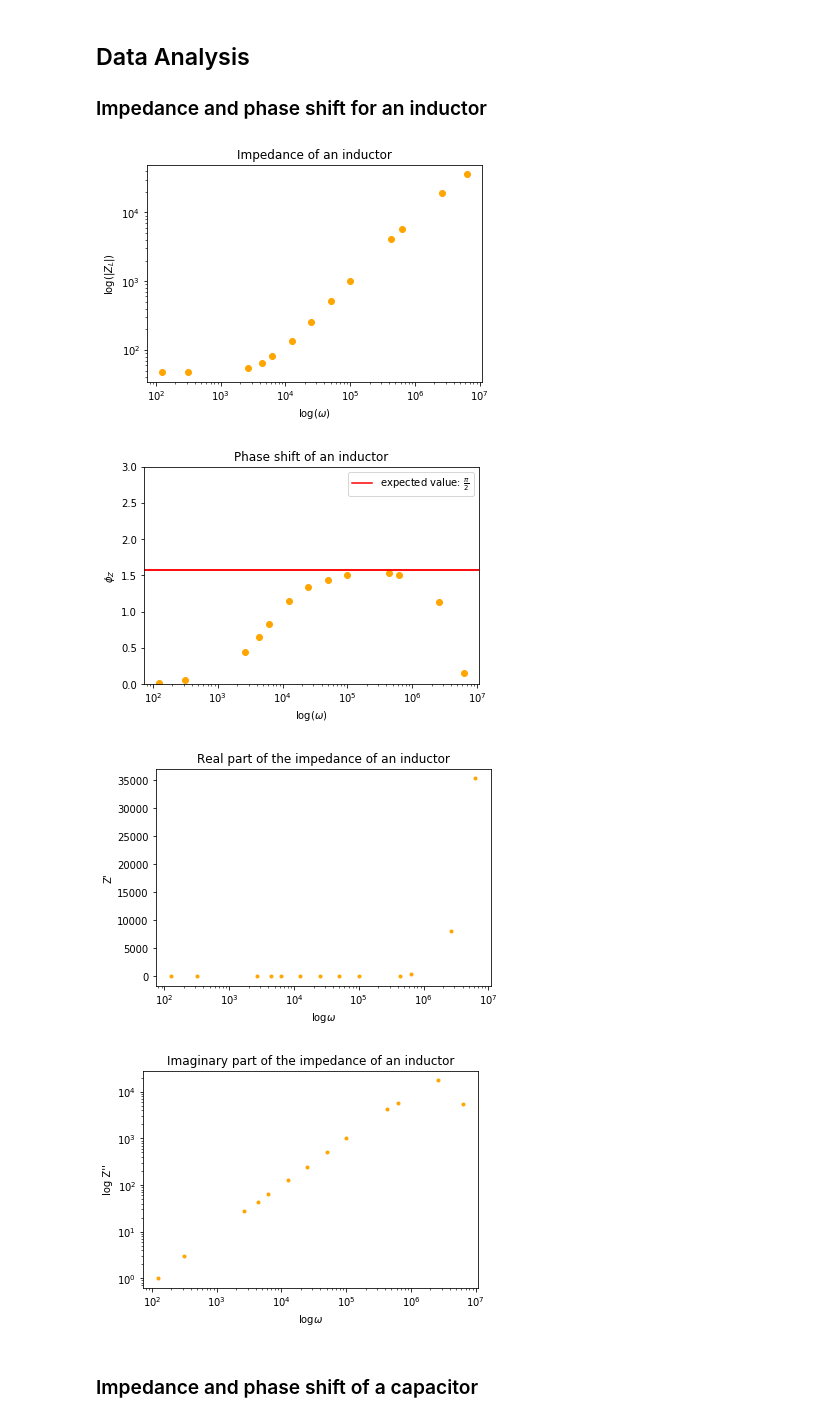
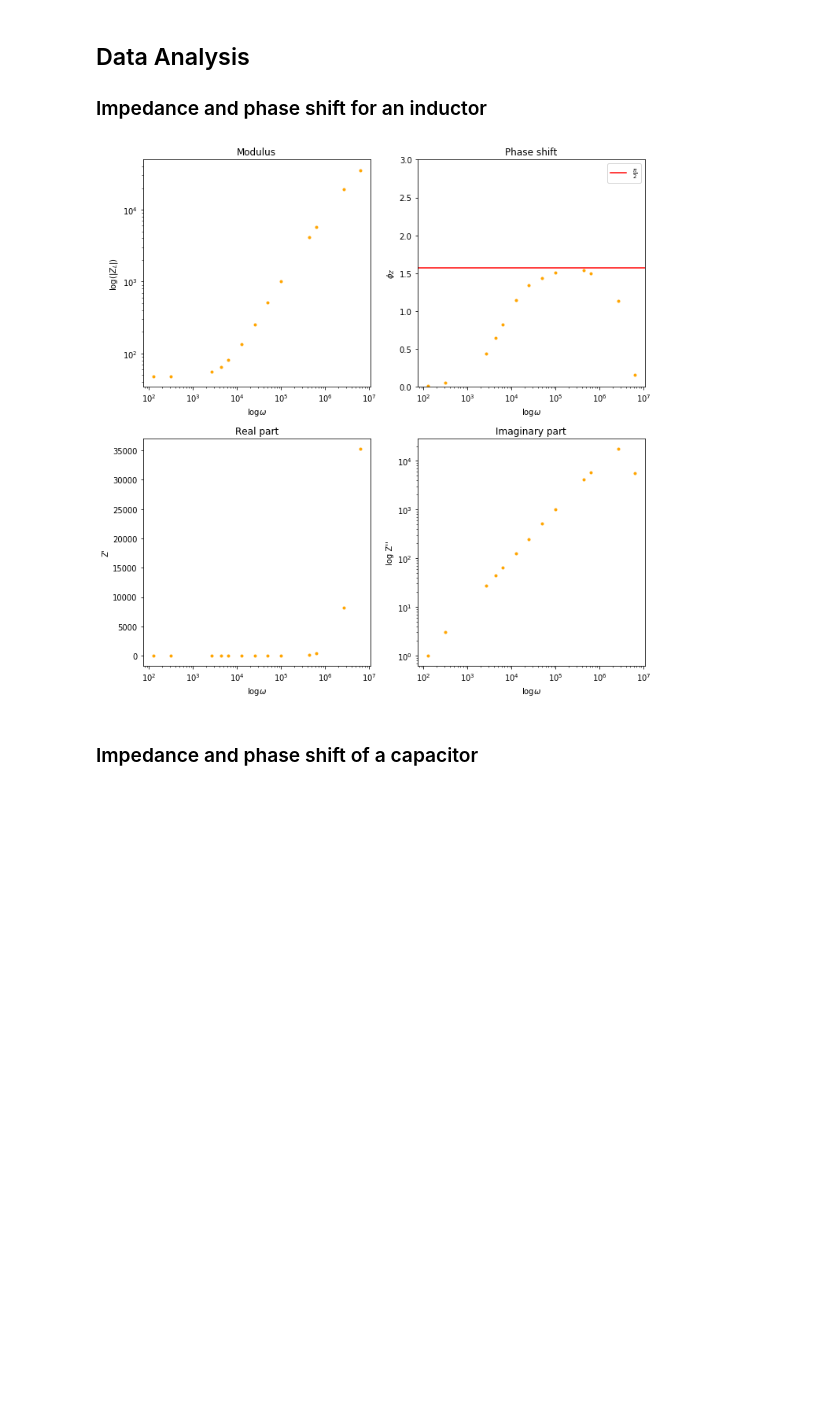
Before and after one commit to stine-fohrmann/Physical-Modelling, a Jupyter notebook: Experiment_2_Impedance.ipynb, the cells around one changed output. Saved outputs shown, nothing was run; the diff lists cells and outputs as text; code cells hidden in the pictures; blank space fills up the shorter version.

Commit message:
added subplots

```diff
--- a/Experiment_2_Impedance.ipynb
+++ b/Experiment_2_Impedance.ipynb
@@ -33,61 +33,56 @@ phi_Z_measured = [phi_Z * np.pi /180 for phi_Z in phi_Z_measured] # convert to r
 # Calculate circular velocity
 omega = [2 * np.pi * f for f in f_values]
 
 
 # Function for calculating phase difference
 def calculatePhaseDifferences(phi_U_values, phi_V_values):
     phi_Z_values = [phi_U - phi_V for phi_U, phi_V in zip(phi_U_values, phi_V_values)]
     return phi_Z_values
 
 
 # Function for calculating impedance
 def calculateImpedance(U_0, V_0, phi_Z):
     Z_hat = (U_0 / V_0 * np.exp(i * phi_Z) - 1) * R
     return Z_hat
 
 
 # Calculate impedance of the inductor
 phi_Z_values = calculatePhaseDifferences(phi_U_values, phi_V_values) + phi_Z_measured
 Z_hat = [calculateImpedance(U_0, V_0, phi_Z) for U_0, V_0, phi_Z in zip(U_0_values, V_0_values, phi_Z_values)]
 Z_hat_mod = [np.abs(z) for z in Z_hat]    # get modulus of Z_hat
 Z_hat_real = [z.real for z in Z_hat]      # get real part of Z_hat
 Z_hat_im = [z.imag for z in Z_hat]        # get imaginary part of Z_hat
 
 # Plot
-Z_plot = plt.figure(1)
-plt.loglog(omega, Z_hat_mod, 'o', color='orange')
-plt.title('Impedance of an inductor')
-plt.xlabel(r'$\log(\omega)$')
-plt.ylabel(r'$\log\left(|Z_L|\right)$')
+fig, axs = plt.subplots(2, 2)
+axs[0, 0].loglog(omega, Z_hat_mod, '.', color='orange')
+axs[0, 0].set_title('Modulus')
+axs[0, 0].set_xlabel(r'$\log{\omega}$')
+axs[0, 0].set_ylabel(r'$\log\left(|Z_L|\right)$')
 
-phi_Z_plot = plt.figure(2)
-plt.semilogx(omega, phi_Z_values, 'o', color='orange')
-plt.axhline(y = np.pi/2, color = 'r', linestyle = '-')
-plt.title('Phase shift of an inductor')
-plt.xlabel(r'$\log(\omega)$')
-plt.ylabel(r'$\phi_Z$')
-plt.axhline(y = np.pi/2, color = 'r', linestyle = '-', label=r'expected value: $\frac{\pi}{2}$')
-plt.legend(loc='upper right')
-plt.ylim([0, 3])
+axs[0, 1].semilogx(omega, phi_Z_values, '.', color='orange')
+axs[0, 1].axhline(y = np.pi/2, color = 'r', linestyle = '-', label=r'$\frac{\pi}{2}$')
+axs[0, 1].set_title('Phase shift')
+axs[0, 1].set_ylim([0, 3])
+axs[0, 1].set_ylabel('$\phi_Z$')
+axs[0, 1].set_xlabel('$\log{\omega}$')
+axs[0, 1].legend(loc='upper right')
 
-Z_real_plot = plt.figure(3)
-plt.semilogx(omega, Z_hat_real, '.', color='orange')
-plt.title('Real part of the impedance of an inductor')
-plt.xlabel(r'$\log{\omega}$')
-plt.ylabel('Z\'')
+axs[1, 0].semilogx(omega, Z_hat_real, '.', color='orange')
+axs[1, 0].set_title('Real part')
+axs[1, 0].set_xlabel(r'$\log{\omega}$')
+axs[1, 0].set_ylabel('Z\'')
 
-Z_im_plot = plt.figure(4)
-plt.loglog(omega, Z_hat_im, '.', color='orange')
-plt.title('Imaginary part of the impedance of an inductor')
-plt.xlabel(r'$\log{\omega}$')
-plt.ylabel('log Z\'\'')
+axs[1, 1].loglog(omega, Z_hat_im, '.', color='orange')
+axs[1, 1].set_title('Imaginary part')
+axs[1, 1].set_xlabel(r'$\log{\omega}$')
+axs[1, 1].set_ylabel('log Z\'\'')
 
+plt.tight_layout()
+#plt.rcParams["figure.figsize"]=10,10
 plt.show()
 # %% [output]
-[figure, old version]
+[figure, new version]
-[figure, removed]
-[figure, removed]
-[figure, removed]
 # %% [markdown]
 ### Impedance and phase shift of a capacitor
 # %%
```
Also changed, not shown: parts of 1 cell of this notebook.
